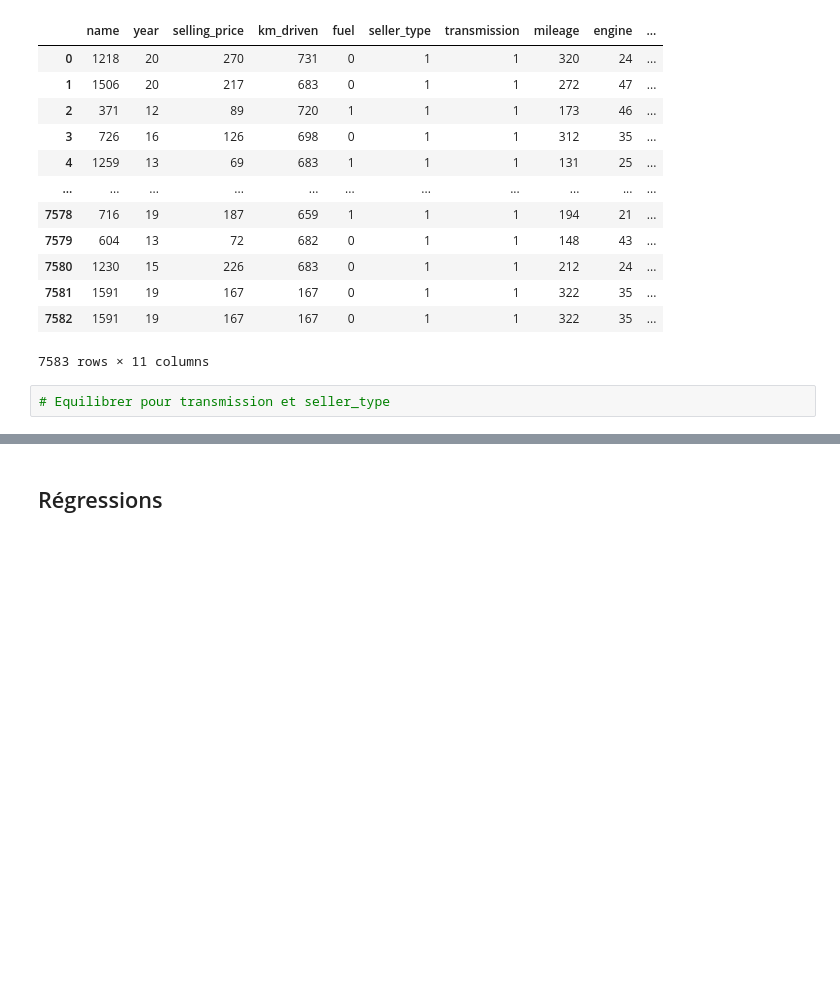
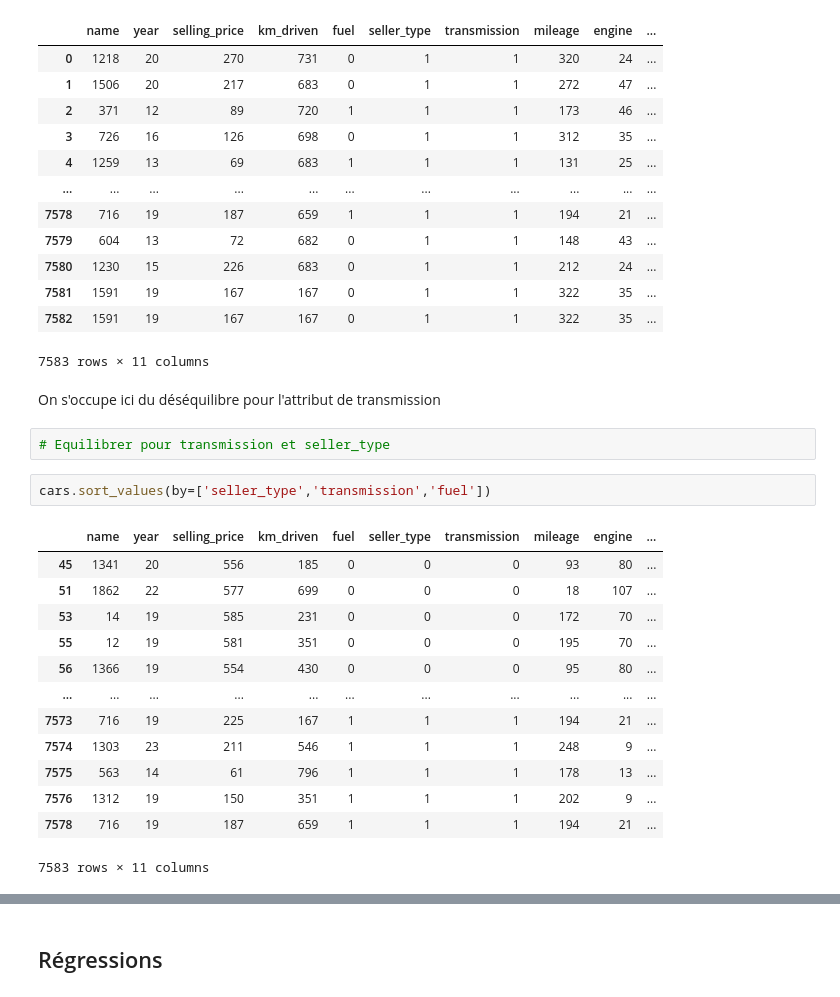
Before and after one commit to jagereren/Car-price-prediction-Machine-learning, a Jupyter notebook: projet_ias.ipynb, the cells around one changed output, grey strips where cells are left out. Cells and saved outputs as stored; diff of their text form; blank space fills up the shorter version.

```diff
--- a/projet_ias.ipynb
+++ b/projet_ias.ipynb
@@ -225,8 +227,26 @@ cars
 | 7581 | 1591 | 19 | 167 | 167 | 0 | 1 | 1 | 322 | 35 | ... |
 | 7582 | 1591 | 19 | 167 | 167 | 0 | 1 | 1 | 322 | 35 | ... |
 7583 rows × 11 columns
+# %% [markdown]
+On s'occupe ici du déséquilibre pour l'attribut de transmission
 # %%
 # Equilibrer pour transmission et seller_type
+# %%
+cars.sort_values(by=['seller_type','transmission','fuel'])
+# %% [output]
+|  | name | year | selling_price | km_driven | fuel | seller_type | transmission | mileage | engine | ... |
+| 45 | 1341 | 20 | 556 | 185 | 0 | 0 | 0 | 93 | 80 | ... |
+| 51 | 1862 | 22 | 577 | 699 | 0 | 0 | 0 | 18 | 107 | ... |
+| 53 | 14 | 19 | 585 | 231 | 0 | 0 | 0 | 172 | 70 | ... |
+| 55 | 12 | 19 | 581 | 351 | 0 | 0 | 0 | 195 | 70 | ... |
+| 56 | 1366 | 19 | 554 | 430 | 0 | 0 | 0 | 95 | 80 | ... |
+| ... | ... | ... | ... | ... | ... | ... | ... | ... | ... | ... |
+| 7573 | 716 | 19 | 225 | 167 | 1 | 1 | 1 | 194 | 21 | ... |
+| 7574 | 1303 | 23 | 211 | 546 | 1 | 1 | 1 | 248 | 9 | ... |
+| 7575 | 563 | 14 | 61 | 796 | 1 | 1 | 1 | 178 | 13 | ... |
+| 7576 | 1312 | 19 | 150 | 351 | 1 | 1 | 1 | 202 | 9 | ... |
+| 7578 | 716 | 19 | 187 | 659 | 1 | 1 | 1 | 194 | 21 | ... |
+7583 rows × 11 columns
 # %%
 for col in cars:
     print(cars[col].value_counts()/cars.shape[0],'\n')
```
Also changed, not shown: parts of 8 cells of this notebook.
